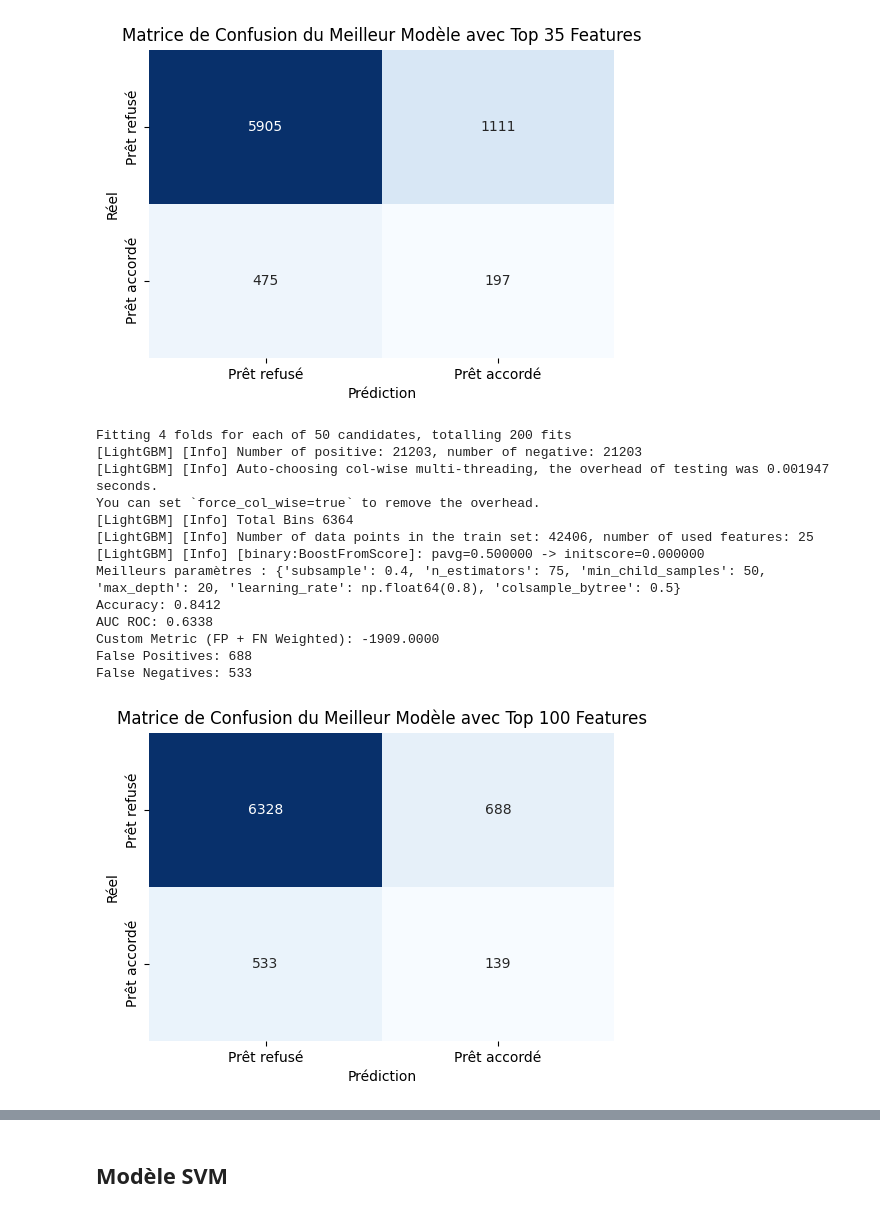
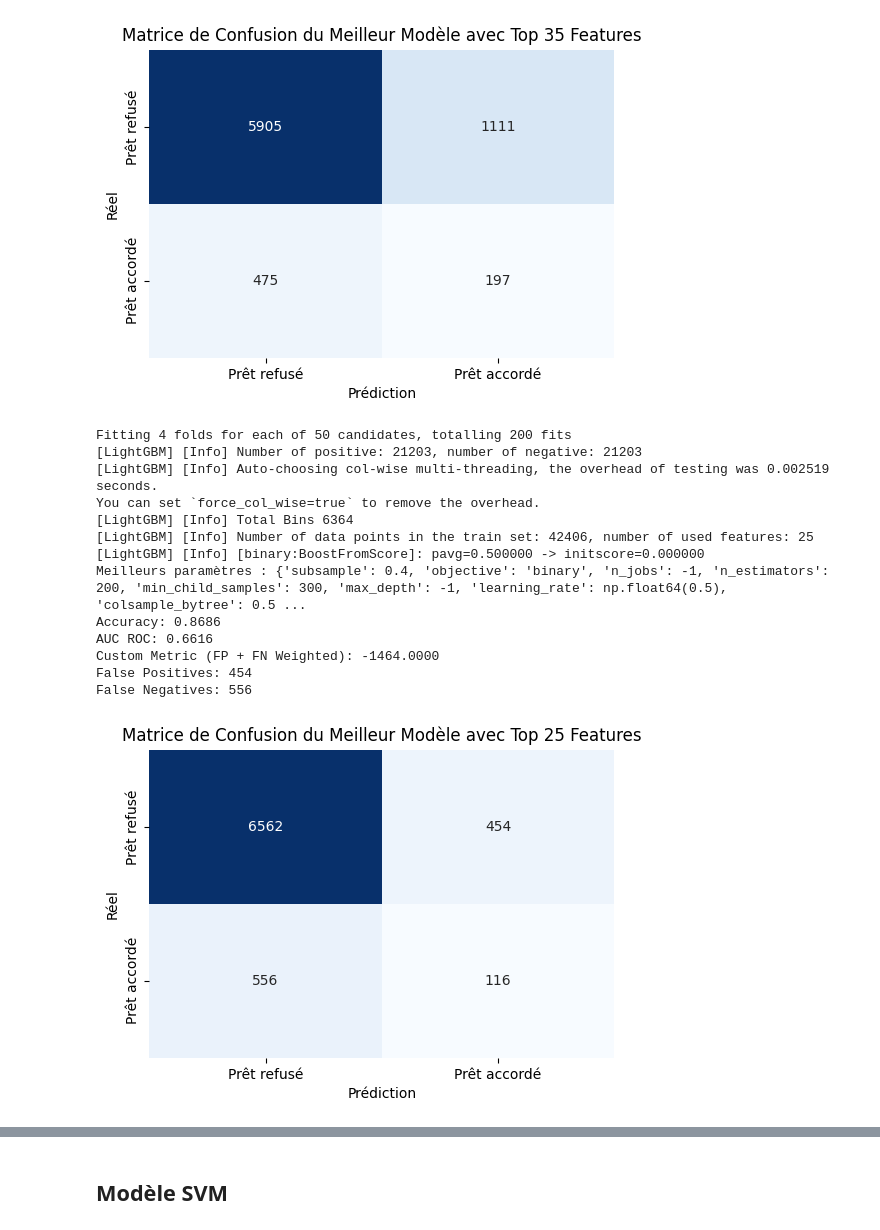
Before and after one commit to VincentPerron76/Projet7V2, a Jupyter notebook: projet7v5.ipynb, the cells around one changed output, grey strips where cells are left out. Drawn from its saved outputs; the diff is of its cells as text; code cells hidden in the pictures.

```diff
--- a/projet7v5.ipynb
+++ b/projet7v5.ipynb
@@ -3388,6 +3419,6 @@ MlflowException: When an mlflow-artifacts URI was supplied, the tracking URI mus
 # %%
 # Définir le nombre de features à sélectionner
-top_n = 100  # Modifier cette valeur pour ajuster le nombre de features sélectionnés
+top_n = 25  # Modifier cette valeur pour ajuster le nombre de features sélectionnés
 
 # Obtenir l'importance des features
 feature_importances = lgbm_classifier_top.feature_importances_
@@ -3489,0 +3541,16 @@ Features sélectionnées : Index(['CNT_CHILDREN', 'DAYS_BIRTH', 'DAYS_ID_PUBLISH
+# %%
+# Définir le classifieur avec les hyperparamètres
+lgbm_classifier2 = LGBMClassifier(
+    learning_rate=0.8,
+    n_estimators=100,
+    max_depth=-1,
+    random_state=76
+)
+
+# Créer l'objet RFE
+rfe2 = RFE(estimator=lgbm_classifier2, n_features_to_select=25, step=30)
+
+# Ajuster RFE sur les données
+rfe2.fit(X_train_resampled, Y_train_resampled)
+
+print("RFE terminé avec succès.")
@@ -3489,0 +3575,3 @@ Features sélectionnées : Index(['CNT_CHILDREN', 'DAYS_BIRTH', 'DAYS_ID_PUBLISH
+# %%
+selected_features = X_train.columns[rfe2.support_]
+print(f"Features sélectionnées : {selected_features}")
@@ -3502,7 +3602,7 @@ X_train_reduced = pd.DataFrame(X_train_reduced, columns=selected_features)
 
 # Initialiser les hyperparamètres pour LightGBM
 learning_rate = 0.8
-n_estimators = 100
+n_estimators = 25
 max_depth = -1  # Pas de limite de profondeur
 random_state = 76
 
@@ -3524,13 +3624,13 @@ with mlflow.start_run(run_name=run_name):
     )
 
     # Entraîner le modèle sur les données réséchantillonnées
-    lgbm_classifier_top.fit(X_train_reduced, Y_train_resampled)
+    lgbm_classifier_top.fit(X_train_resampled, Y_train_resampled)
 
     # Prédictions sur l'ensemble de test
     #y_pred = lgbm_classifier_top.predict(X_test_reduced)  # Classes prédites (0 ou 1)
 
 
-    y_prob = lgbm_classifier_top.predict_proba(X_test_reduced)[:, 1]  # Probabilités pour la classe 1 (AUC ROC)
+    y_prob = lgbm_classifier_top.predict_proba(X_test_resampled)[:, 1]  # Probabilités pour la classe 1 (AUC ROC)
 
     # Appliquer le seuil personnalisé (par exemple 0.35) pour obtenir les prédictions binaires
     seuil_personnalise = 0.45
@@ -3828,12 +3934,15 @@ lgbm_classifier = LGBMClassifier(random_state=76)
 
 # Paramètres à tester
 param_dist = {
-    'learning_rate': np.linspace(0.7, 0.8, 10),  # Plage plus large pour learning_rate
-    'n_estimators': [75,150],  # Augmenter le nombre d'arbres
-    'max_depth': [-1, 20],  # Tester plus de valeurs pour max_depth
+    'learning_rate': np.linspace(0.05, 0.5, 5),  # Plage réduite pour le taux d'apprentissage
+    'n_estimators': [50, 100, 200],  # Différents nombres d'arbres
+    'max_depth': [-1, 20,10],  # Tester plus de valeurs pour max_depth
     'min_child_samples': [50,200,300],  # Ajuster plus de valeurs pour min_child_samples
     'subsample': [0.4],  # Tester davantage de fractions d'échantillons
-    'colsample_bytree': [0.5],  # Tester davantage de fractions de colonnes
+    'colsample_bytree': [0.5],# Tester davantage de fractions de colonnes
+    'class_weight': ['balanced'],
+    'objective': ['binary'],
+    'n_jobs': [-1]
 }
 
 # Initialiser RandomizedSearchCV avec le scorer personnalisé
@@ -3861,44 +3970,44 @@ best_model = random_search.best_estimator_
 y_prob = best_model.predict_proba(X_test_reduced)[:, 1]
 
 # Appliquer le seuil personnalisé (par exemple 0.5) pour obtenir les prédictions binaires
-seuil_personnalise = 0.40
+seuil_personnalise = 0.35
 y_pred = (y_prob >= seuil_personnalise).astype(int)
 
 # Calculer les métriques
 accuracy = accuracy_score(Y_test, y_pred)
 auc_roc = roc_auc_score(Y_test, y_prob)
 custom_metric = custom_score(Y_test, y_pred)
 conf_matrix = confusion_matrix(Y_test, y_pred)
 tn, fp, fn, tp = conf_matrix.ravel()
 
 # Afficher les résultats
 print(f"Accuracy: {accuracy:.4f}")
 print(f"AUC ROC: {auc_roc:.4f}")
 print(f"Custom Metric (FP + FN Weighted): {custom_metric:.4f}")
 print(f"False Positives: {fp}")
 print(f"False Negatives: {fn}")
 
 # Visualiser la matrice de confusion
 plt.figure(figsize=(6, 4))
 sns.heatmap(conf_matrix, annot=True, fmt="d", cmap="Blues", cbar=False,
             xticklabels=['Prêt refusé', 'Prêt accordé'],
             yticklabels=['Prêt refusé', 'Prêt accordé'])
 plt.xlabel("Prédiction")
 plt.ylabel("Réel")
 plt.title(f"Matrice de Confusion du Meilleur Modèle avec Top {top_n} Features")
 plt.show()
 # %% [output]
 Fitting 4 folds for each of 50 candidates, totalling 200 fits
 [LightGBM] [Info] Number of positive: 21203, number of negative: 21203
-[LightGBM] [Info] Auto-choosing col-wise multi-threading, the overhead of testing was 0.001947 seconds.
+[LightGBM] [Info] Auto-choosing col-wise multi-threading, the overhead of testing was 0.002519 seconds.
 You can set `force_col_wise=true` to remove the overhead.
 [LightGBM] [Info] Total Bins 6364
 [LightGBM] [Info] Number of data points in the train set: 42406, number of used features: 25
 [LightGBM] [Info] [binary:BoostFromScore]: pavg=0.500000 -> initscore=0.000000
-Meilleurs paramètres : {'subsample': 0.4, 'n_estimators': 75, 'min_child_samples': 50, 'max_depth': 20, 'learning_rate': np.float64(0.8), 'colsample_bytree': 0.5}
-Accuracy: 0.8412
-AUC ROC: 0.6338
-Custom Metric (FP + FN Weighted): -1909.0000
-False Positives: 688
-False Negatives: 533
+Meilleurs paramètres : {'subsample': 0.4, 'objective': 'binary', 'n_jobs': -1, 'n_estimators': 200, 'min_child_samples': 300, 'max_depth': -1, 'learning_rate': np.float64(0.5), 'colsample_bytree': 0.5 ...
+Accuracy: 0.8686
+AUC ROC: 0.6616
+Custom Metric (FP + FN Weighted): -1464.0000
+False Positives: 454
+False Negatives: 556
-[figure, old version]
+[figure, new version]
```
Also changed, not shown: parts of 33 cells of this notebook, 22 other files.
